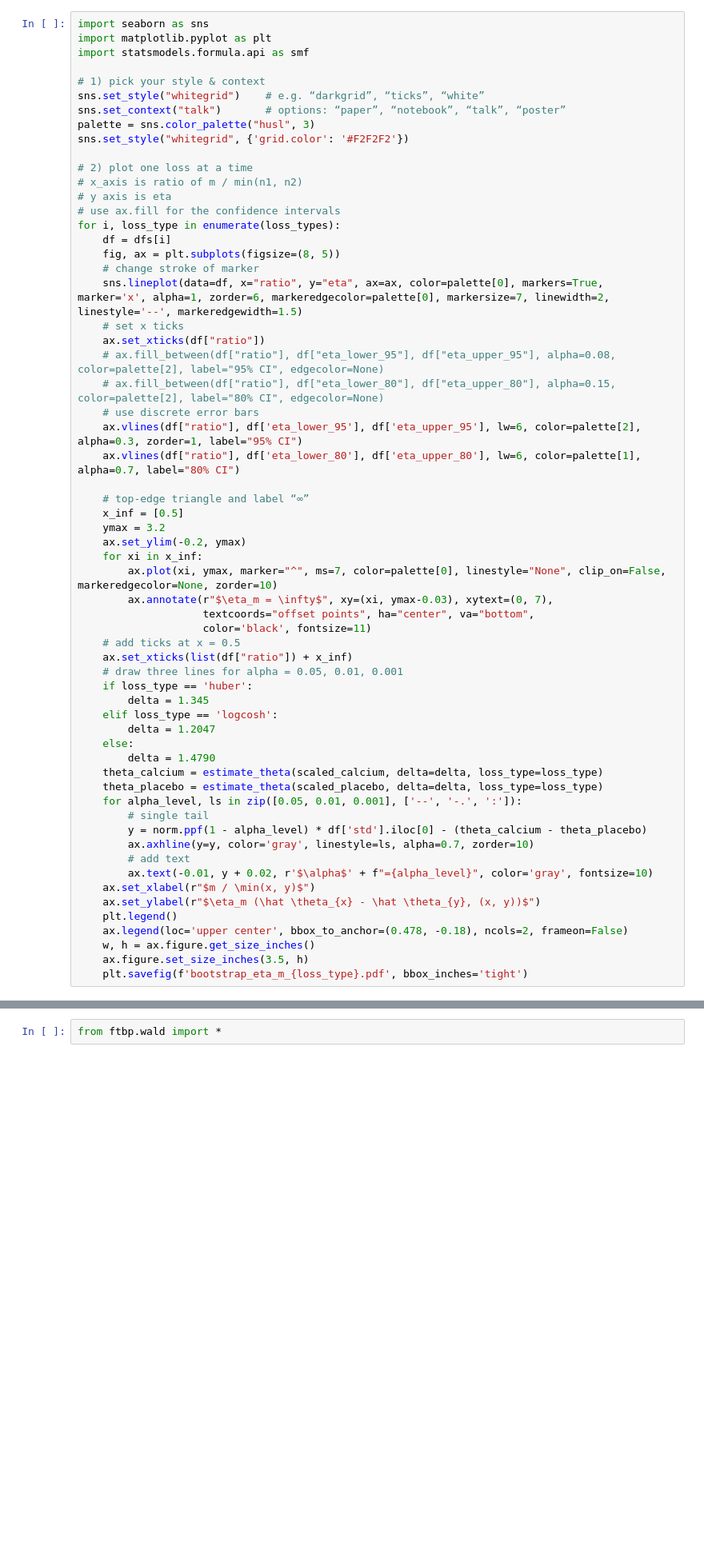
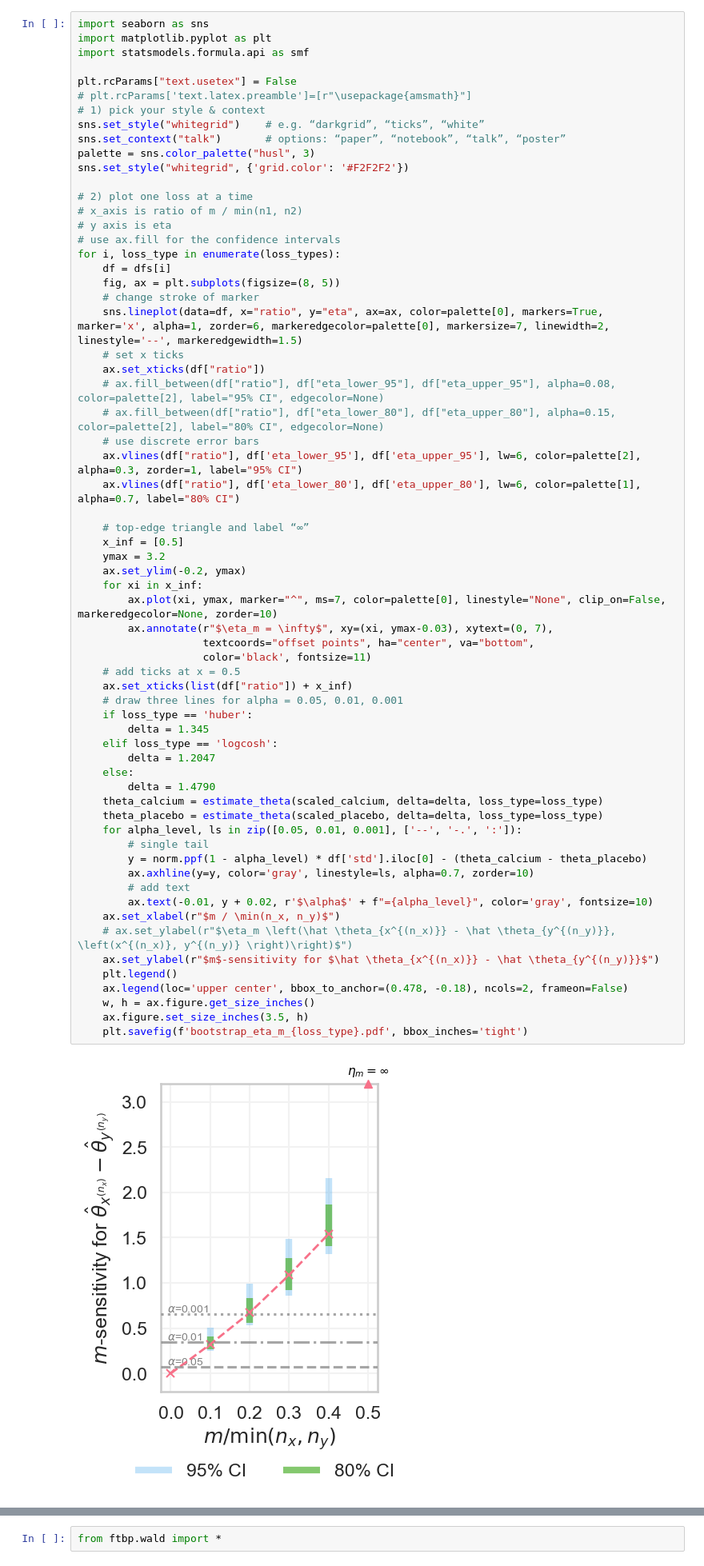
Before and after one commit to keanson/Threshold-Breakdown, a Jupyter notebook: src/ftbp/experiments/real_data.ipynb, the cells around one changed output, grey strips where cells are left out. Shown at 80% size. Saved outputs shown, nothing was run; the diff lists cells and outputs as text; blank space fills up the shorter version.

```diff
--- a/src/ftbp/experiments/real_data.ipynb
+++ b/src/ftbp/experiments/real_data.ipynb
@@ -102,6 +125,8 @@ import seaborn as sns
 import matplotlib.pyplot as plt
 import statsmodels.formula.api as smf
 
+plt.rcParams["text.usetex"] = False
+# plt.rcParams['text.latex.preamble']=[r"\usepackage{amsmath}"]
 # 1) pick your style & context
 sns.set_style("whitegrid")    # e.g. “darkgrid”, “ticks”, “white”
 sns.set_context("talk")       # options: “paper”, “notebook”, “talk”, “poster”
@@ -129,32 +154,35 @@ for i, loss_type in enumerate(loss_types):
     x_inf = [0.5]
     ymax = 3.2
     ax.set_ylim(-0.2, ymax)
     for xi in x_inf:
         ax.plot(xi, ymax, marker="^", ms=7, color=palette[0], linestyle="None", clip_on=False, markeredgecolor=None, zorder=10)
         ax.annotate(r"$\eta_m = \infty$", xy=(xi, ymax-0.03), xytext=(0, 7),
                     textcoords="offset points", ha="center", va="bottom",
                     color='black', fontsize=11)
     # add ticks at x = 0.5
     ax.set_xticks(list(df["ratio"]) + x_inf)
     # draw three lines for alpha = 0.05, 0.01, 0.001
     if loss_type == 'huber':
         delta = 1.345
     elif loss_type == 'logcosh':
         delta = 1.2047
     else:
         delta = 1.4790
     theta_calcium = estimate_theta(scaled_calcium, delta=delta, loss_type=loss_type)
     theta_placebo = estimate_theta(scaled_placebo, delta=delta, loss_type=loss_type)
     for alpha_level, ls in zip([0.05, 0.01, 0.001], ['--', '-.', ':']):
         # single tail
         y = norm.ppf(1 - alpha_level) * df['std'].iloc[0] - (theta_calcium - theta_placebo)
         ax.axhline(y=y, color='gray', linestyle=ls, alpha=0.7, zorder=10)
         # add text
         ax.text(-0.01, y + 0.02, r'$\alpha$' + f"={alpha_level}", color='gray', fontsize=10)
-    ax.set_xlabel(r"$m / \min(x, y)$")
-    ax.set_ylabel(r"$\eta_m (\hat \theta_{x} - \hat \theta_{y}, (x, y))$")
+    ax.set_xlabel(r"$m / \min(n_x, n_y)$")
+    # ax.set_ylabel(r"$\eta_m \left(\hat \theta_{x^{(n_x)}} - \hat \theta_{y^{(n_y)}}, \left(x^{(n_x)}, y^{(n_y)} \right)\right)$")
+    ax.set_ylabel(r"$m$-sensitivity for $\hat \theta_{x^{(n_x)}} - \hat \theta_{y^{(n_y)}}$")
     plt.legend()
     ax.legend(loc='upper center', bbox_to_anchor=(0.478, -0.18), ncols=2, frameon=False)
     w, h = ax.figure.get_size_inches()
     ax.figure.set_size_inches(3.5, h)
     plt.savefig(f'bootstrap_eta_m_{loss_type}.pdf', bbox_inches='tight')
+# %% [output]
+[figure, added]
```
Also changed, not shown: parts of 6 cells of this notebook, 15 other files.
